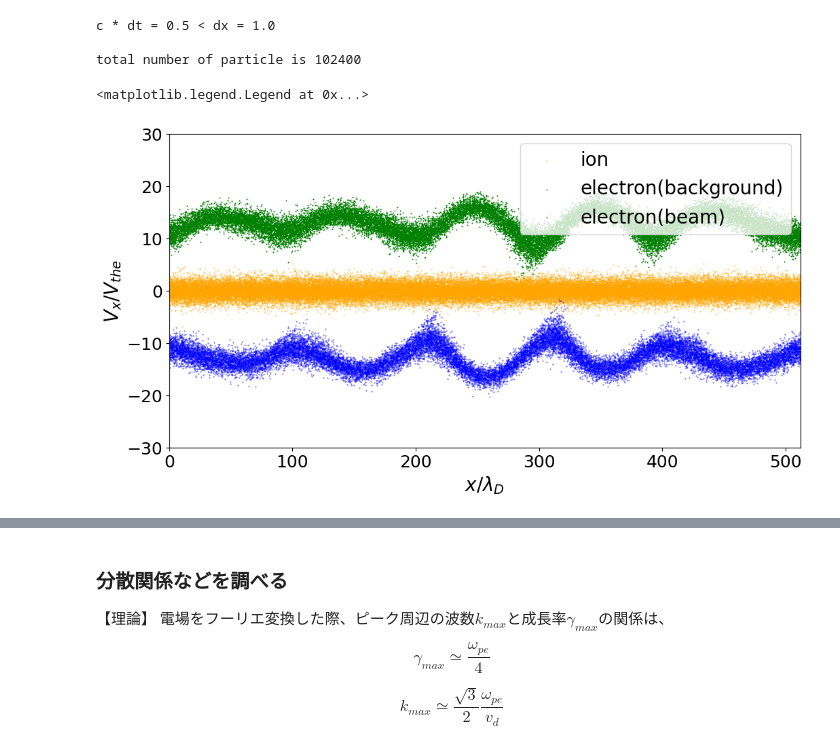
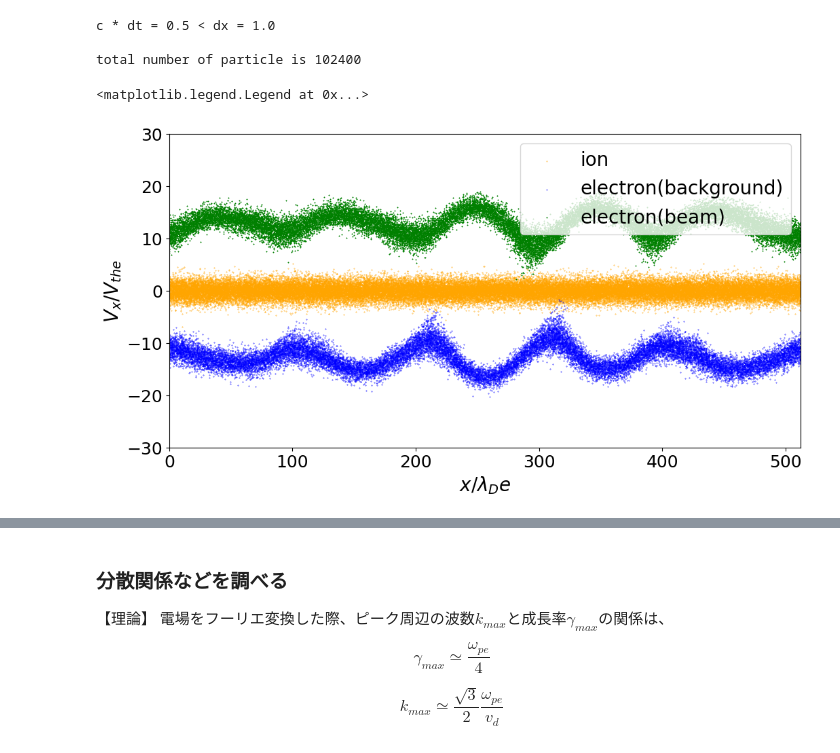
Before and after one commit to keita-akutagawa/pic_cpp_oop, a Jupyter notebook: examples_1D/two_stream_electron/PIC1D_two_stream_electron.ipynb, the cells around one changed output, grey strips where cells are left out. Saved outputs shown, nothing was run; the diff lists cells and outputs as text; code cells hidden in the pictures.

```diff
--- a/examples_1D/two_stream_electron/PIC1D_two_stream_electron.ipynb
+++ b/examples_1D/two_stream_electron/PIC1D_two_stream_electron.ipynb
@@ -66,24 +66,24 @@ total number of particle is 102400
 # %%
 fig = plt.figure(figsize=(12, 6))
 ax = fig.add_subplot(111)
 
 step = 2000
 x_ion = np.loadtxt(f"./results/two_stream_electron_x_ion_{step}.txt", delimiter=',')
 v_ion = np.loadtxt(f"./results/two_stream_electron_v_ion_{step}.txt", delimiter=',')
 x_electron = np.loadtxt(f"./results/two_stream_electron_x_electron_{step}.txt", delimiter=',')
 v_electron = np.loadtxt(f"./results/two_stream_electron_v_electron_{step}.txt", delimiter=',')
 ax.scatter(x_ion[:, 0], v_ion[:, 0]/v_thermal_electron, s=0.1, c='orange', label='ion')
 ax.scatter(x_electron[:n_minus, 0], v_electron[:n_minus, 0]/v_thermal_electron, s=0.1, c='blue', label='electron(background)')
 ax.scatter(x_electron[n_minus:, 0], v_electron[n_minus:, 0]/v_thermal_electron, s=0.1, c='green', marker='*', label='electron(beam)')
 ax.set_xlim(0, x_max)
 ax.set_ylim(-30, 30)
-ax.set_xlabel('$x / \lambda_D$', fontsize=20)
+ax.set_xlabel('$x / \lambda_De$', fontsize=20)
 ax.set_ylabel('$V_x / V_{the}$', fontsize=20)
 ax.tick_params(labelsize=18)
 ax.legend(loc='upper right', fontsize=20)
 # %% [output]
 <matplotlib.legend.Legend at 0x...>
-[figure, old version]
+[figure, new version]
 # %%
 fig = plt.figure(figsize=(12, 6))
 ax = fig.add_subplot(111)
```
Also changed, not shown: parts of 7 cells of this notebook.
